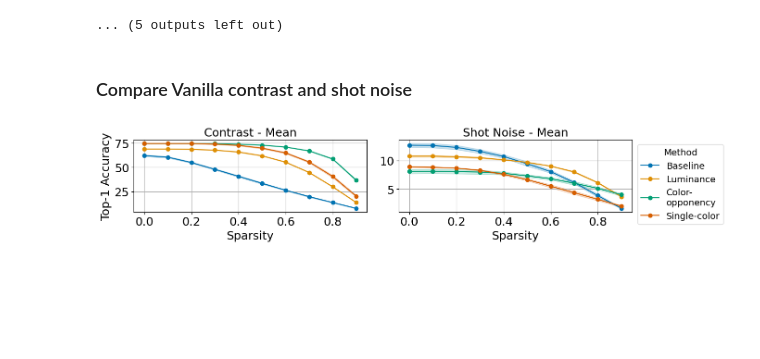
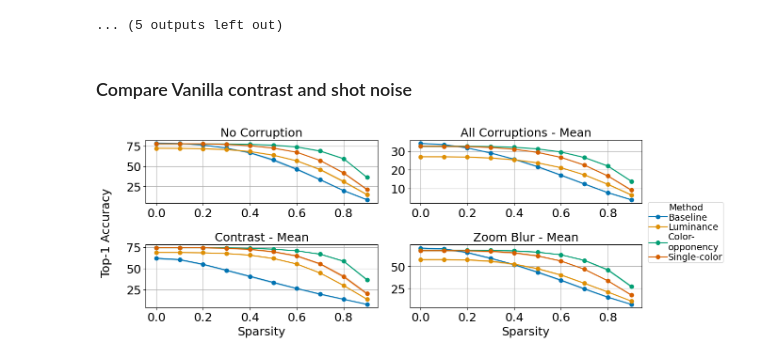
Before and after one commit to lorena-stracke/openmixup, a Jupyter notebook: visualization/visualize_results_convnext_tiny.ipynb, the cells around one changed output. Cells and saved outputs as stored; diff of their text form; code cells hidden in the pictures; blank space fills up the shorter version.

Commit message:
plots for rebuttal

```diff
--- a/visualization/visualize_results_convnext_tiny.ipynb
+++ b/visualization/visualize_results_convnext_tiny.ipynb
@@ -287,11 +287,15 @@ for corruption in corruptions:
 ### Compare Vanilla contrast and shot noise
 # %%
 corruptions = [
+    "clean",
+    "all",
     "contrast",
-    "shot_noise",
+    "zoom_blur",
 ]
 
 mixup= False
+#titles = ["No Corrution", "All Corruptions - Mean"]
+titles = ["No Corruption", "All Corruptions - Mean", "Contrast - Mean", "Zoom Blur - Mean"]
 # %%
 import seaborn as sns
 palette = sns.color_palette("colorblind")
@@ -319,12 +323,12 @@ plt.rcParams.update({
 data_source = grouped_mixup if mixup else grouped_vanilla
 dataset_name = "Mixup" if mixup else "Vanilla"
 
-fig, axes = plt.subplots(1, 2, figsize=(12, 3))
+fig, axes = plt.subplots(2, 2, figsize=(12, 5), sharey=False)
 
-titles = ["Contrast - Mean", "Shot Noise - Mean"]
-
-for ax, corruption, title in zip(axes, corruptions, titles):
+for i, (ax, corruption, title) in enumerate(zip(axes.flatten(), corruptions, titles)):
     severity = "mean"
+    if corruption == "clean":
+        severity = "0"
     df_plot = (
         data_source[
             (data_source["corruption"] == corruption) &
@@ -344,37 +348,43 @@ for ax, corruption, title in zip(axes, corruptions, titles):
             method_data["sparsity"],
             method_data["mean"],
             marker="o",
             label=label_map[method],
             color=palette_map[method]
         )
         ax.fill_between(
             method_data["sparsity"],
             method_data["mean"] - method_data["std"],
             method_data["mean"] + method_data["std"],
             alpha=0.2,
             color=palette_map[method]
         )
 
     ax.set_title(title, fontsize=font_size)
-    ax.set_xlabel("Sparsity", fontsize=font_size)
+    if i >= 2:  # bottom row
+        ax.set_xlabel("Sparsity", fontsize=font_size)
     ax.tick_params(axis='both', labelsize=font_size)
     ax.grid(True)
 
-axes[0].set_ylabel("Top-1 Accuracy", fontsize=font_size)
-handles, labels = axes[0].get_legend_handles_labels()
+fig.supylabel("Top-1 Accuracy", fontsize=font_size)
+handles, labels = axes[0, 0].get_legend_handles_labels()
 
 fig.legend(
     handles,
     labels,
     loc="center right",
-    bbox_to_anchor=(1.15, 0.5),
+    bbox_to_anchor=(1.13, 0.5),
     frameon=True,
     title="Method",
     fontsize=14,
-    title_fontsize=14
+    title_fontsize=14,
+    labelspacing=0.1,
+    handletextpad=0.1,
+    borderpad=0.1
 )
+plt.subplots_adjust(hspace=0.0)
+plt.tight_layout()
 
-plt.tight_layout()
+plt.savefig("cifar_results.png")
 plt.show()
 # %% [output]
-[figure, old version]
+[figure, new version]
```
Also changed, not shown: parts of 1 cell of this notebook, 2 other files.
